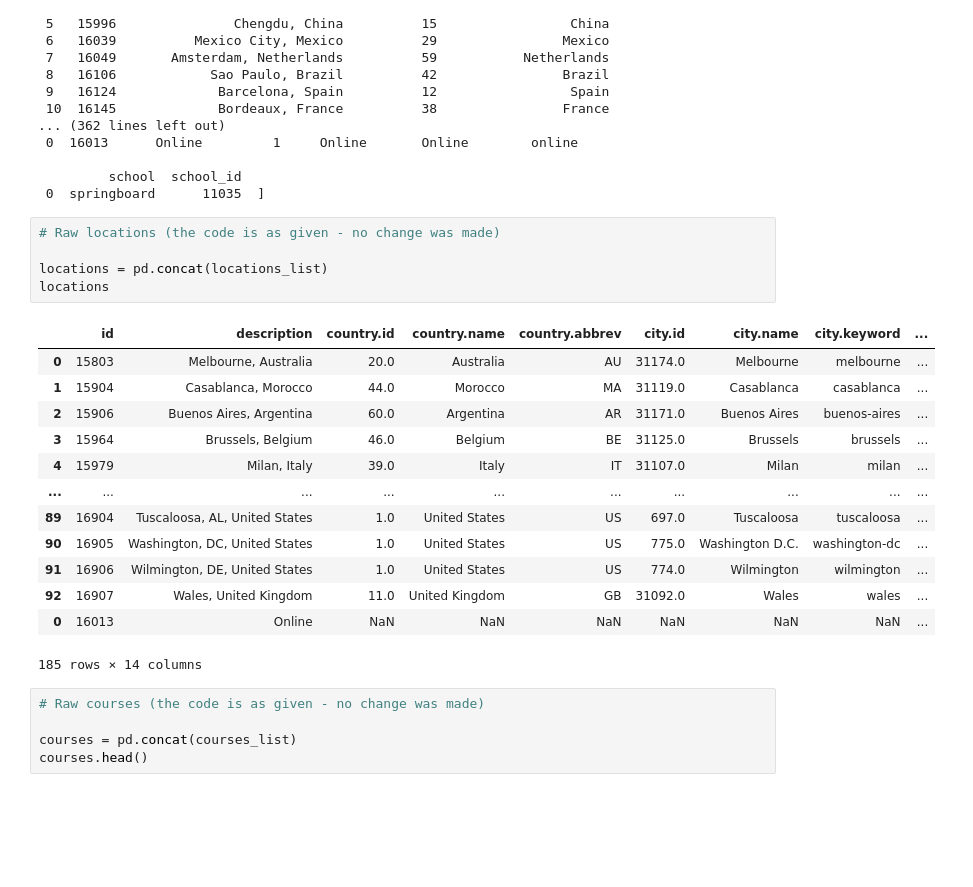
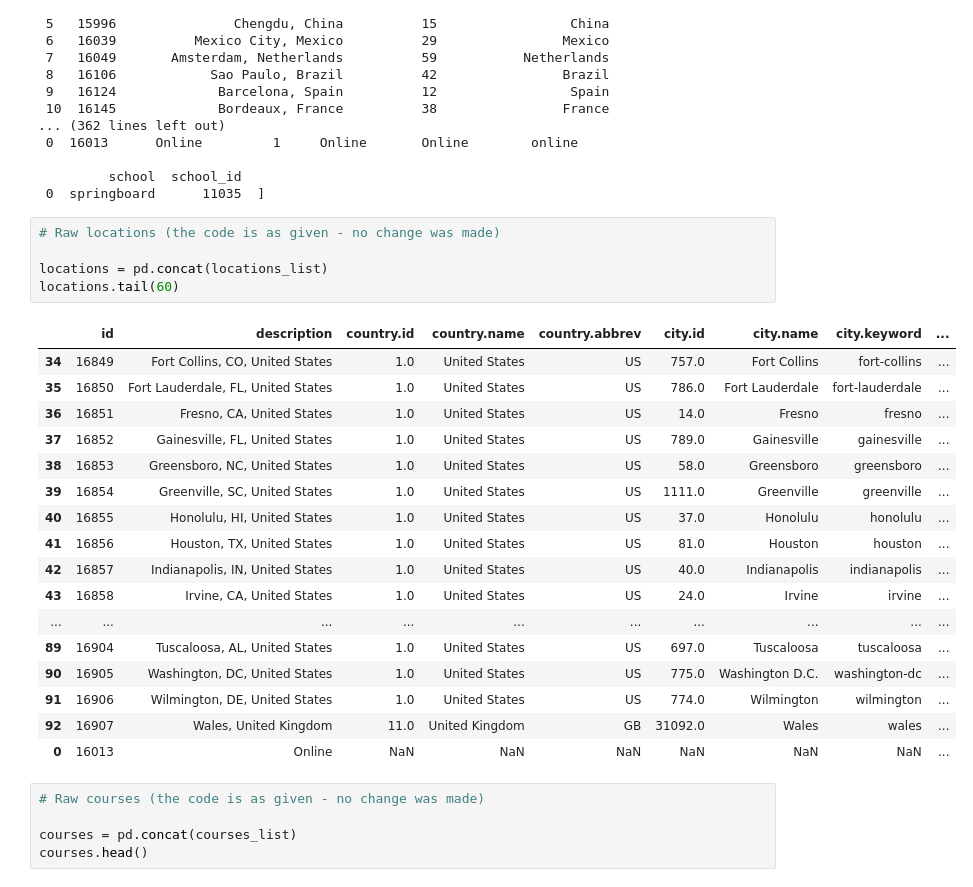
Before and after one commit to MariaEstebanDA/2nd-Project, a Jupyter notebook: 2nd Project_SQL.ipynb, the cells around one changed output. Drawn from its saved outputs; the diff is of its cells as text; blank space fills up the shorter version.

```diff
--- a/2nd Project_SQL.ipynb
+++ b/2nd Project_SQL.ipynb
@@ -177,22 +177,26 @@ locations_list
 # %%
 # Raw locations (the code is as given - no change was made)
 
 locations = pd.concat(locations_list)
-locations
+locations.tail(60)
 # %% [output]
 |  | id | description | country.id | country.name | country.abbrev | city.id | city.name | city.keyword | ... |
-| 0 | 15803 | Melbourne, Australia | 20.0 | Australia | AU | 31174.0 | Melbourne | melbourne | ... |
-| 1 | 15904 | Casablanca, Morocco | 44.0 | Morocco | MA | 31119.0 | Casablanca | casablanca | ... |
-| 2 | 15906 | Buenos Aires, Argentina | 60.0 | Argentina | AR | 31171.0 | Buenos Aires | buenos-aires | ... |
-| 3 | 15964 | Brussels, Belgium | 46.0 | Belgium | BE | 31125.0 | Brussels | brussels | ... |
-| 4 | 15979 | Milan, Italy | 39.0 | Italy | IT | 31107.0 | Milan | milan | ... |
+| 34 | 16849 | Fort Collins, CO, United States | 1.0 | United States | US | 757.0 | Fort Collins | fort-collins | ... |
+| 35 | 16850 | Fort Lauderdale, FL, United States | 1.0 | United States | US | 786.0 | Fort Lauderdale | fort-lauderdale | ... |
+| 36 | 16851 | Fresno, CA, United States | 1.0 | United States | US | 14.0 | Fresno | fresno | ... |
+| 37 | 16852 | Gainesville, FL, United States | 1.0 | United States | US | 789.0 | Gainesville | gainesville | ... |
+| 38 | 16853 | Greensboro, NC, United States | 1.0 | United States | US | 58.0 | Greensboro | greensboro | ... |
+| 39 | 16854 | Greenville, SC, United States | 1.0 | United States | US | 1111.0 | Greenville | greenville | ... |
+| 40 | 16855 | Honolulu, HI, United States | 1.0 | United States | US | 37.0 | Honolulu | honolulu | ... |
+| 41 | 16856 | Houston, TX, United States | 1.0 | United States | US | 81.0 | Houston | houston | ... |
+| 42 | 16857 | Indianapolis, IN, United States | 1.0 | United States | US | 40.0 | Indianapolis | indianapolis | ... |
+| 43 | 16858 | Irvine, CA, United States | 1.0 | United States | US | 24.0 | Irvine | irvine | ... |
 | ... | ... | ... | ... | ... | ... | ... | ... | ... | ... |
 | 89 | 16904 | Tuscaloosa, AL, United States | 1.0 | United States | US | 697.0 | Tuscaloosa | tuscaloosa | ... |
 | 90 | 16905 | Washington, DC, United States | 1.0 | United States | US | 775.0 | Washington D.C. | washington-dc | ... |
 | 91 | 16906 | Wilmington, DE, United States | 1.0 | United States | US | 774.0 | Wilmington | wilmington | ... |
 | 92 | 16907 | Wales, United Kingdom | 11.0 | United Kingdom | GB | 31092.0 | Wales | wales | ... |
 | 0 | 16013 | Online | NaN | NaN | NaN | NaN | NaN | NaN | ... |
-185 rows × 14 columns
 # %%
 # Raw courses (the code is as given - no change was made)
 
```
Also changed, not shown: parts of 2 cells of this notebook.
